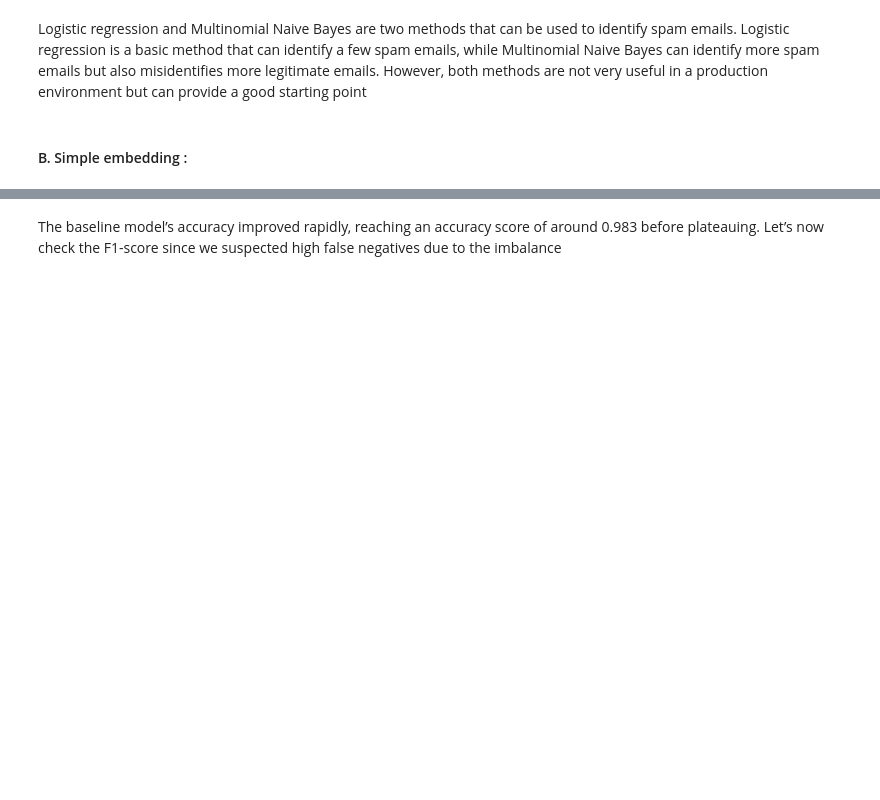
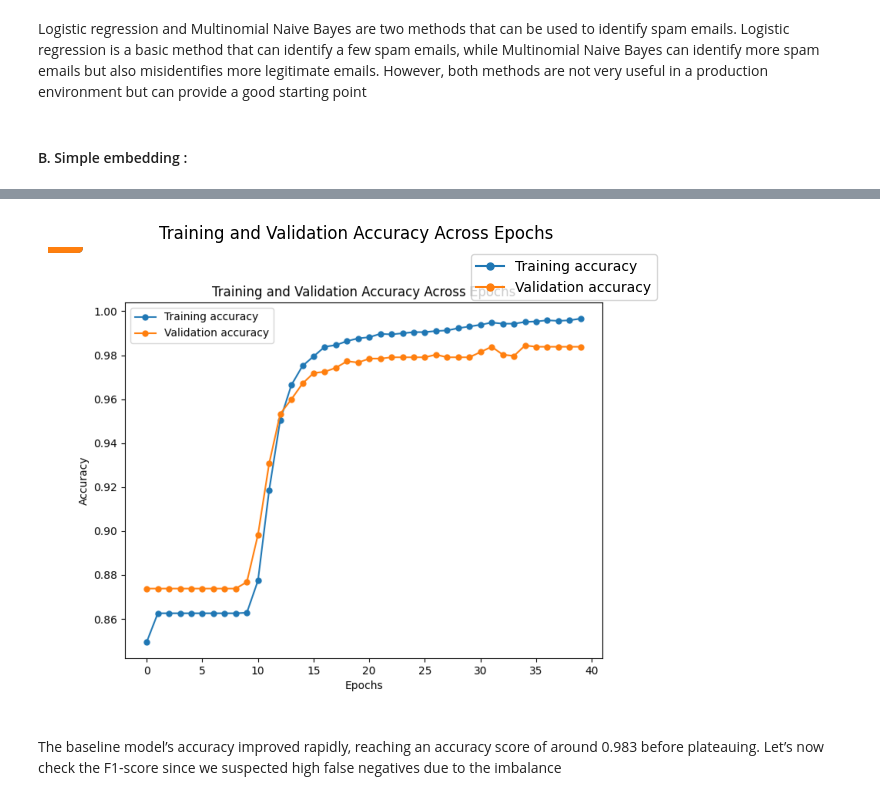
Before and after one commit to billel0912/Bloc_04_Deep_learning, a Jupyter notebook: 01_AT&T_spam_detector_final.ipynb, the cells around one changed output, grey strips where cells are left out. Cells and saved outputs as stored; diff of their text form; code cells hidden in the pictures; blank space fills up the shorter version.

```diff
--- a/01_AT&T_spam_detector_final.ipynb
+++ b/01_AT&T_spam_detector_final.ipynb
@@ -313,3 +327,34 @@ plt.show()
+# %%
+import matplotlib.pyplot as plt
+import matplotlib.image as mpimg
+
+# Create a new figure
+fig, ax = plt.subplots(figsize=(8, 6))
+
+# Plot the training accuracy
+ax.plot(history.history["binary_accuracy"], label='Training accuracy', linestyle='-', marker='o', markersize=5)
+
+# Plot the validation accuracy
+ax.plot(history.history["val_binary_accuracy"], label='Validation accuracy', linestyle='-', marker='o', markersize=5)
+
+# Set the title and labels
+ax.set_title('Training and Validation Accuracy Across Epochs')
+ax.set_xlabel('Epochs')
+ax.set_ylabel('Accuracy')
+
+# Add a legend
+ax.legend()
+
+# Save the chart as an image
+plt.savefig('graphs/Simple_embedding_Training_val_accuracy.png')
+
+# Display the saved image using Matplotlib
+img = mpimg.imread('graphs/Simple_embedding_Training_val_accuracy.png')
+plt.imshow(img)
+plt.axis('off')  # Turn off the axis
+plt.show()
+# %% [output]
+[figure, added]
 # %% [markdown]
 The baseline model’s accuracy improved rapidly, reaching an accuracy score of around 0.983 before plateauing. Let’s now check the F1-score since we suspected high false negatives due to the imbalance
 # %%
```
Also changed, not shown: parts of 25 cells of this notebook, 6 other files.
